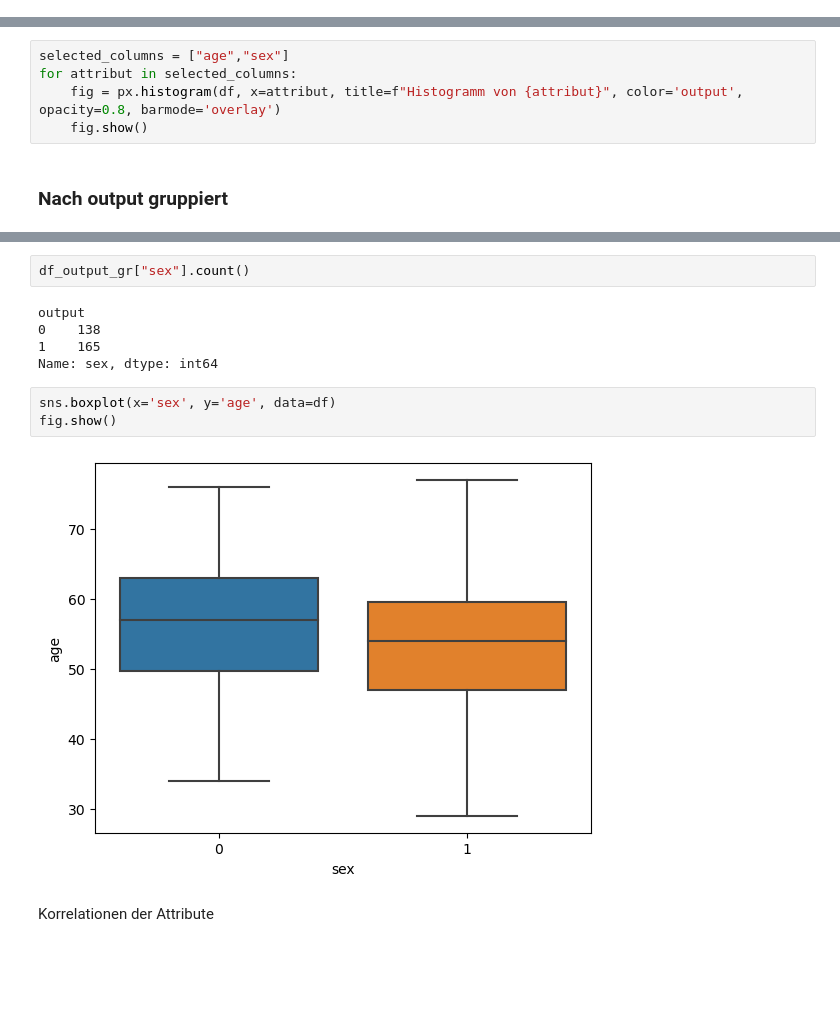
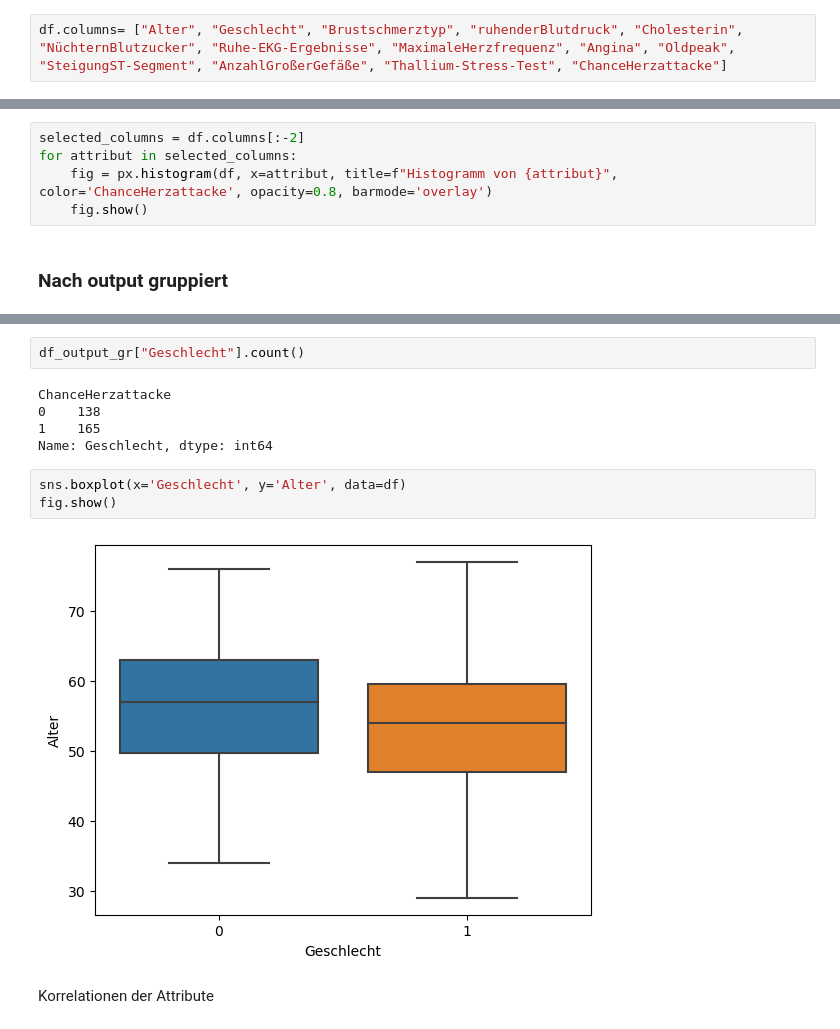
Before and after one commit to OOS-Team/DsKi_Erkl-rbarkeit_Algorithmen, a Jupyter notebook: Heart Attack/Heart_attack.ipynb, the cells around one changed output, grey strips where cells are left out. Cells and saved outputs as stored; diff of their text form; blank space fills up the shorter version.

Commit message:
Boxplott Serie, Formatierung ect

```diff
--- a/Heart Attack/Heart_attack.ipynb
+++ b/Heart Attack/Heart_attack.ipynb
@@ -58,3 +60,5 @@ dtype: int64
+# %%
+df.columns= ["Alter", "Geschlecht", "Brustschmerztyp", "ruhenderBlutdruck", "Cholesterin", "NüchternBlutzucker", "Ruhe-EKG-Ergebnisse", "MaximaleHerzfrequenz", "Angina", "Oldpeak", "SteigungST-Segment", "AnzahlGroßerGefäße", "Thallium-Stress-Test", "ChanceHerzattacke"]
 # %% [markdown]
 ### Daten kennenlernen und verstehen
 # %%
@@ -88,9 +94,9 @@ df.columns.tolist()
 # %% [markdown]
 Verteilung des Alters und des Geschlechts
 # %%
-selected_columns = ["age","sex"]
+selected_columns = df.columns[:-2]
 for attribut in selected_columns:
-    fig = px.histogram(df, x=attribut, title=f"Histogramm von {attribut}", color='output', opacity=0.8, barmode='overlay')
+    fig = px.histogram(df, x=attribut, title=f"Histogramm von {attribut}", color='ChanceHerzattacke', opacity=0.8, barmode='overlay')
     fig.show()
 # %% [markdown]
 ### Nach output gruppiert
@@ -112,15 +118,15 @@ df_output_gr.head()
 # %%
-df_output_gr["sex"].count()
+df_output_gr["Geschlecht"].count()
 # %% [output]
-output
+ChanceHerzattacke
 0    138
 1    165
-Name: sex, dtype: int64
+Name: Geschlecht, dtype: int64
 # %%
-sns.boxplot(x='sex', y='age', data=df)
+sns.boxplot(x='Geschlecht', y='Alter', data=df)
 fig.show()
 # %% [output]
-[figure, old version]
+[figure, new version]
 # %% [markdown]
 Korrelationen der Attribute
 # %%
```
Also changed, not shown: parts of 24 cells of this notebook.
